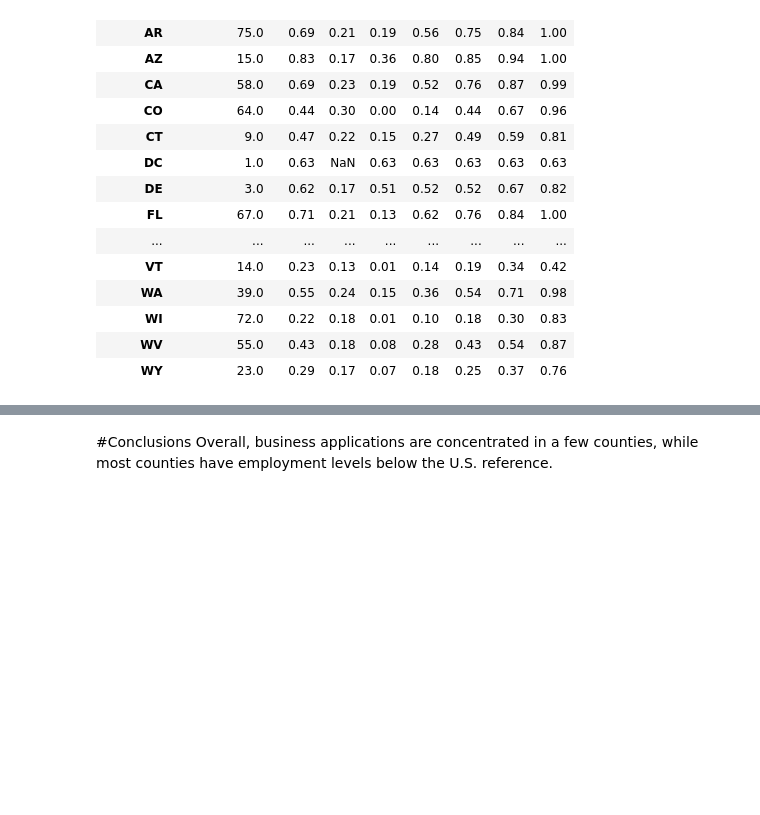
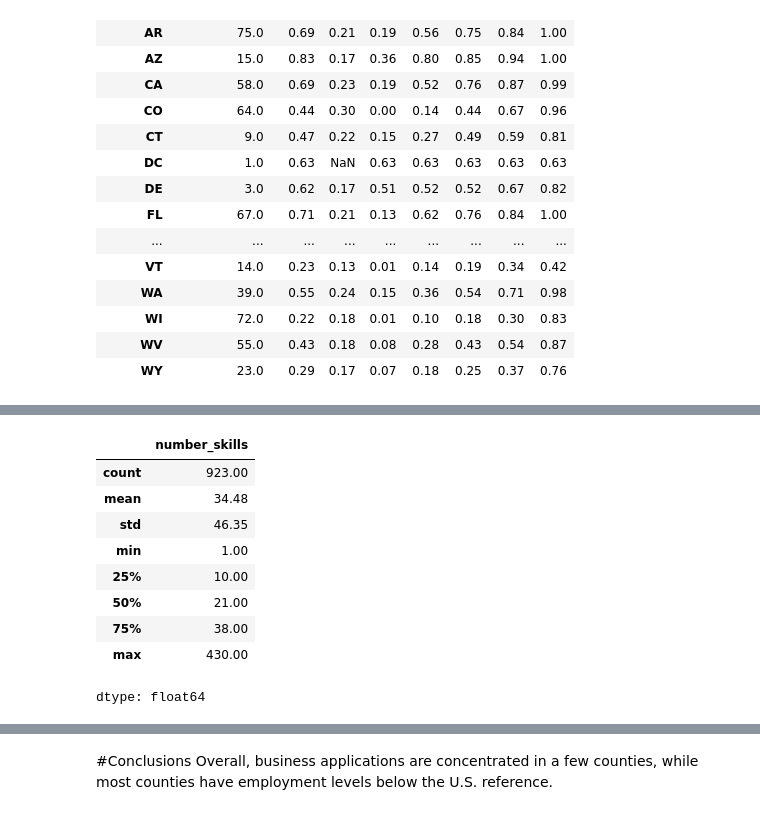
Before and after one commit to shirleyrutgers/DataManPy, a Jupyter notebook: ps1dataman.ipynb, the cells around one changed output, grey strips where cells are left out. Cells and saved outputs as stored; diff of their text form; code cells hidden in the pictures; blank space fills up the shorter version.

```diff
--- a/ps1dataman.ipynb
+++ b/ps1dataman.ipynb
@@ -951,0 +1001,20 @@ pd.read_html(r.text,match='Density',flavor=None)[0].head(3)
+# %%
+skills_by_occupation = (
+    tech_skills
+    .groupby(["onetsoc_code", "title"])
+    .agg(number_skills=("workplace_example", "nunique"))
+    .reset_index()
+)
+
+skills_by_occupation["number_skills"].describe().round(2)
+# %% [output]
+|  | number_skills |
+| count | 923.00 |
+| mean | 34.48 |
+| std | 46.35 |
+| min | 1.00 |
+| 25% | 10.00 |
+| 50% | 21.00 |
+| 75% | 38.00 |
+| max | 430.00 |
+dtype: float64
```
Also changed, not shown: parts of 7 cells of this notebook.
